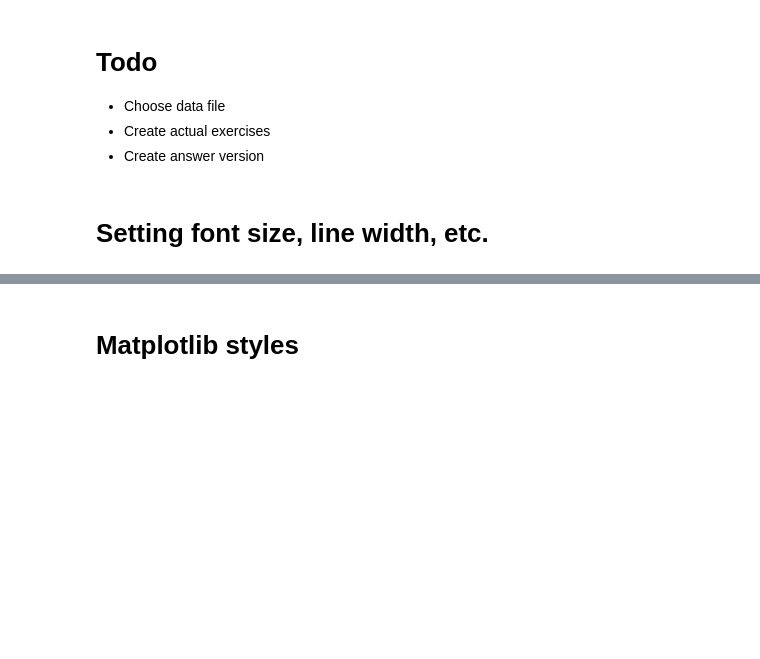
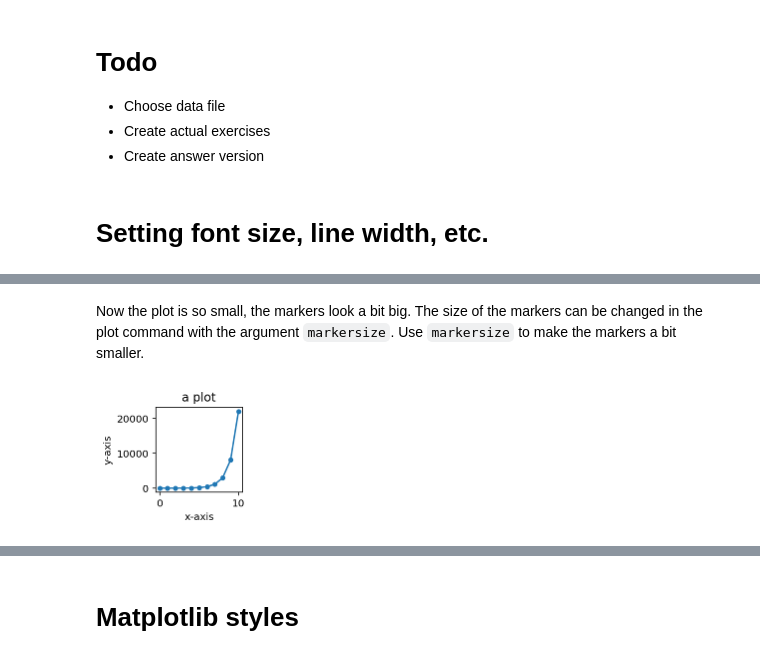
Before and after one commit to lacdr-tox/basic-programming-in-drug-discovery, a Jupyter notebook: python/exercises/4.1 Advanced plotting - aesthetics.ipynb, the cells around one changed output, grey strips where cells are left out. Saved outputs shown, nothing was run; the diff lists cells and outputs as text; code cells hidden in the pictures; blank space fills up the shorter version.

Commit message:
Add exercises to 4.1 * Changing linewidth and font sizes * Using seaborn style and context

```diff
--- a/python/exercises/4.1 Advanced plotting - aesthetics.ipynb
+++ b/python/exercises/4.1 Advanced plotting - aesthetics.ipynb
@@ -14,0 +44,13 @@ import pandas as pd
+# %% [markdown]
+Now the plot is so small, the markers look a bit big. The size of the markers can be changed in the plot command with the argument `markersize`. Use `markersize` to make the markers a bit smaller.
+# %%
+w_cm = (21-2*2.5)/4
+w_inch = 0.39*w_cm
+x = np.linspace(0,10,11)
+y = np.exp(x)
+fig = plt.figure(figsize=(w_inch,w_inch))
+ax = plt.gca()
+ax.plot(x,y,'o-',markersize=4);
+ax.set(title='a plot',xlabel='x-axis',ylabel='y-axis');
+# %% [output]
+[figure, added]
```
Also changed, not shown: parts of 32 cells of this notebook.
